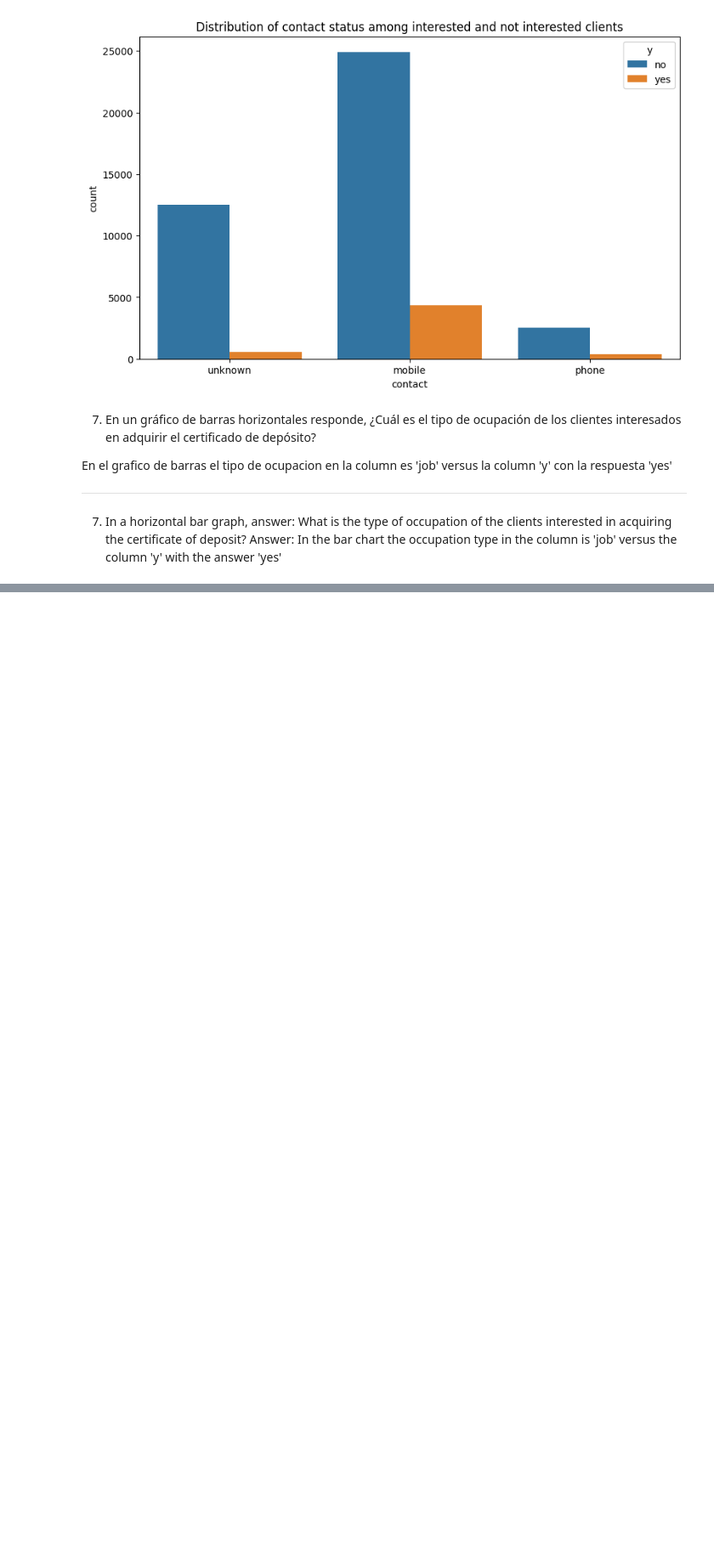
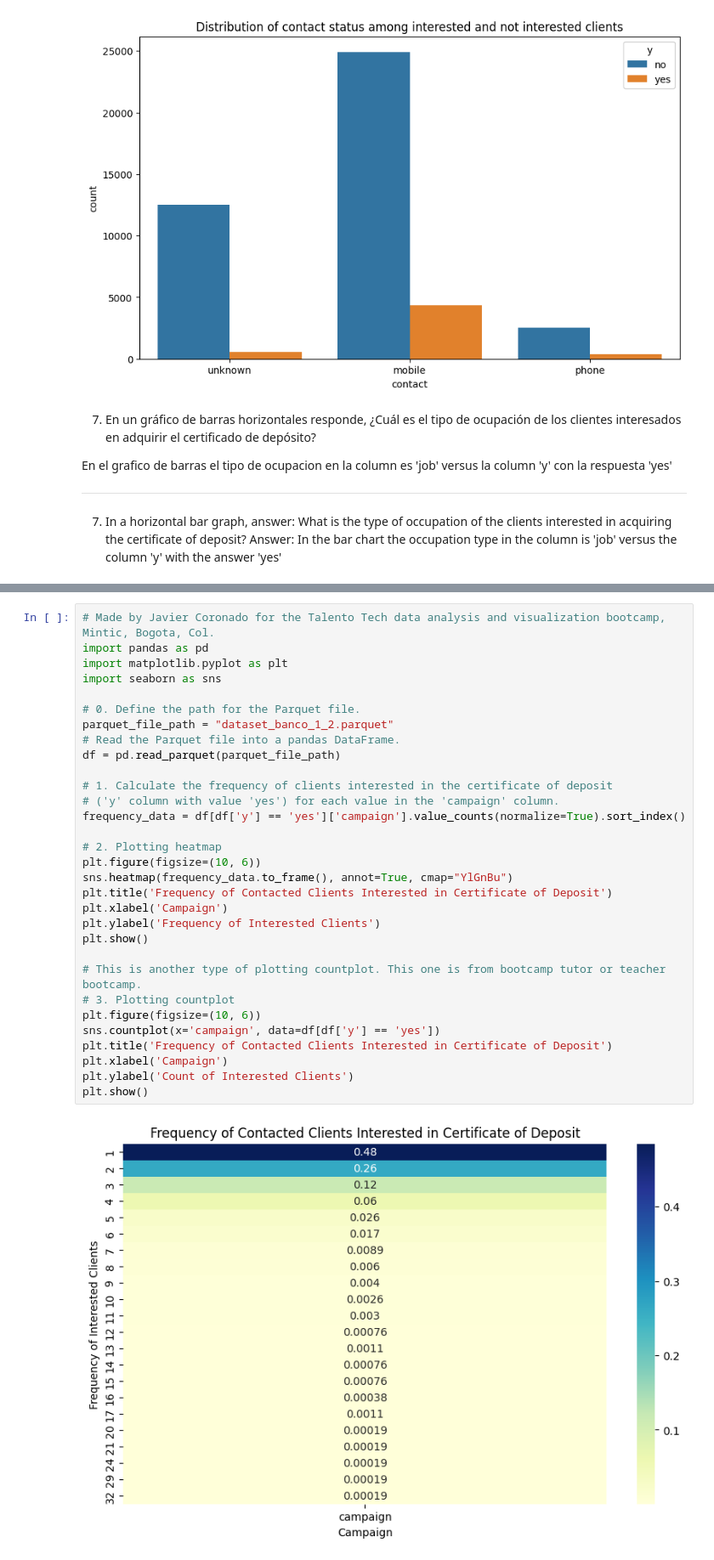
Before and after one commit to AndrewsJascoro/DataAnalyts_Mintic_Talento_Tech, a Jupyter notebook: Exercises_only_to_DA_class.ipynb, the cells around one changed output, grey strips where cells are left out. Shown at 85% size. Saved outputs shown, nothing was run; the diff lists cells and outputs as text; blank space fills up the shorter version.

```diff
--- a/Exercises_only_to_DA_class.ipynb
+++ b/Exercises_only_to_DA_class.ipynb
@@ -1111,0 +1269,33 @@ La frecuencia de contacto previa es la columna 'campaign', versus clientes que s
+# %%
+# Made by Javier Coronado for the Talento Tech data analysis and visualization bootcamp, Mintic, Bogota, Col.
+import pandas as pd
+import matplotlib.pyplot as plt
+import seaborn as sns
+
+# 0. Define the path for the Parquet file.
+parquet_file_path = "dataset_banco_1_2.parquet"
+# Read the Parquet file into a pandas DataFrame.
+df = pd.read_parquet(parquet_file_path)
+
+# 1. Calculate the frequency of clients interested in the certificate of deposit
+# ('y' column with value 'yes') for each value in the 'campaign' column.
+frequency_data = df[df['y'] == 'yes']['campaign'].value_counts(normalize=True).sort_index()
+
+# 2. Plotting heatmap
+plt.figure(figsize=(10, 6))
+sns.heatmap(frequency_data.to_frame(), annot=True, cmap="YlGnBu")
+plt.title('Frequency of Contacted Clients Interested in Certificate of Deposit')
+plt.xlabel('Campaign')
+plt.ylabel('Frequency of Interested Clients')
+plt.show()
+
+# This is another type of plotting countplot. This one is from bootcamp tutor or teacher bootcamp.
+# 3. Plotting countplot
+plt.figure(figsize=(10, 6))
+sns.countplot(x='campaign', data=df[df['y'] == 'yes'])
+plt.title('Frequency of Contacted Clients Interested in Certificate of Deposit')
+plt.xlabel('Campaign')
+plt.ylabel('Count of Interested Clients')
+plt.show()
+# %% [output]
+[figure, added]
```
Also changed, not shown: parts of 29 cells of this notebook.
